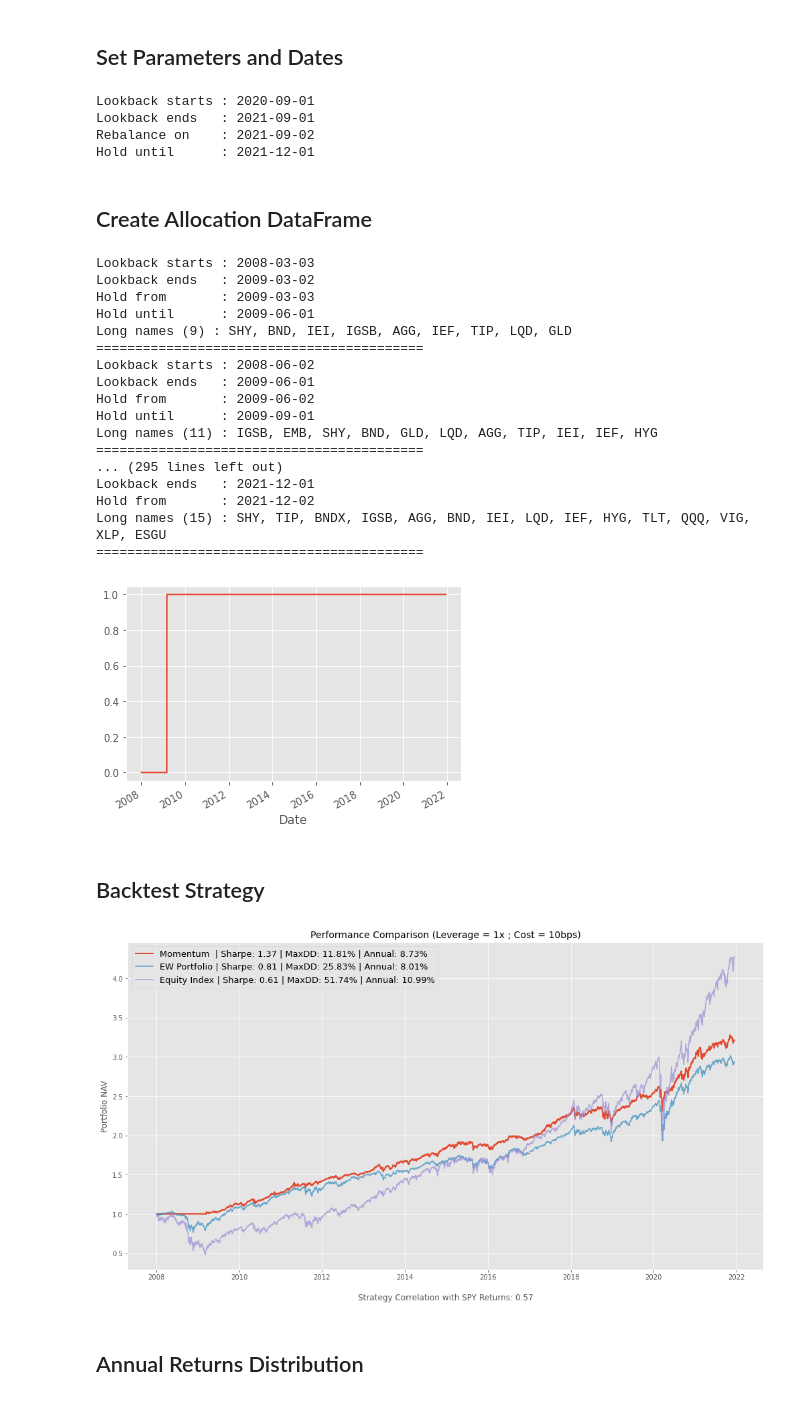
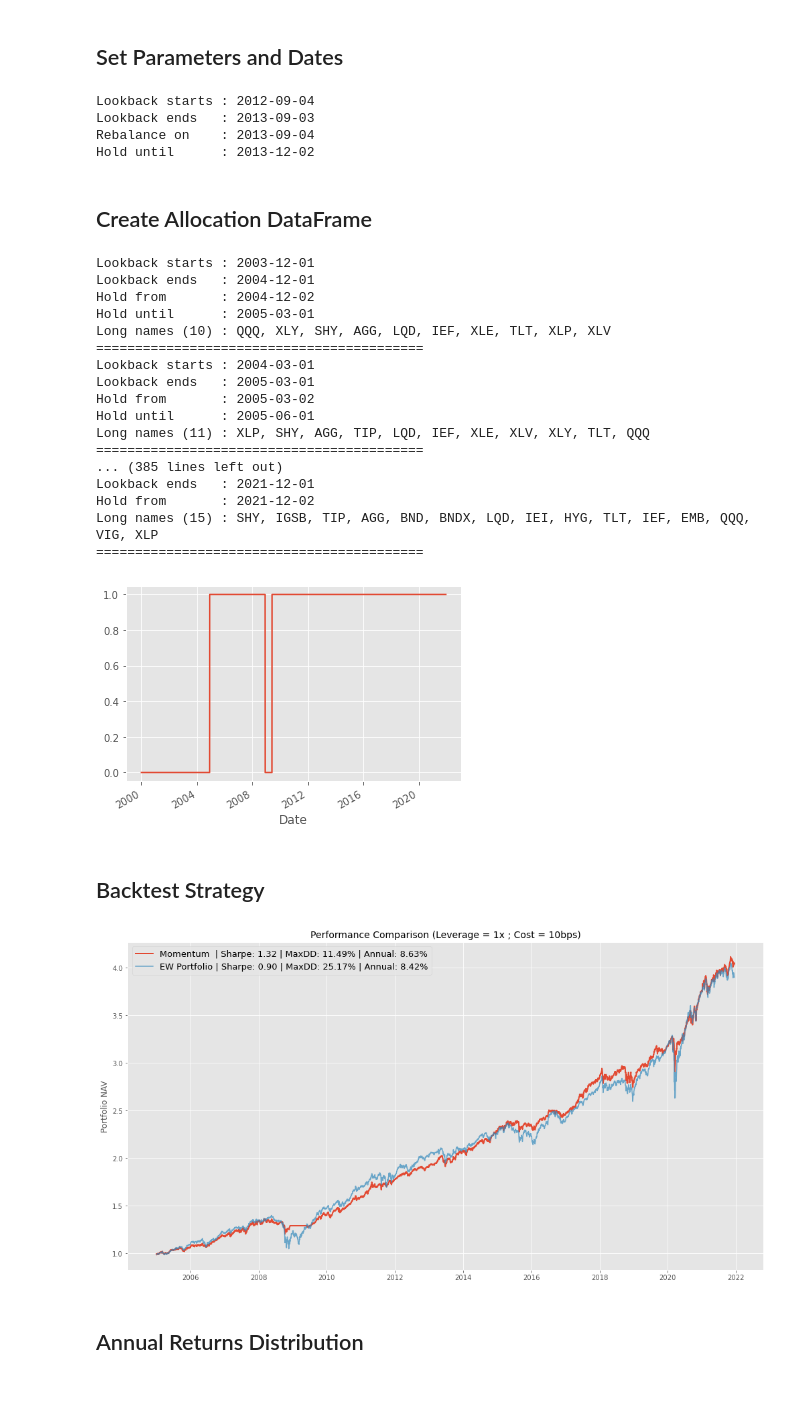
Before and after one commit to samueljuanp/investment_analysis, a Jupyter notebook: strategies/macro_momentum.ipynb, the cells around one changed output. Saved outputs shown, nothing was run; the diff lists cells and outputs as text; code cells hidden in the pictures.

```diff
--- a/strategies/macro_momentum.ipynb
+++ b/strategies/macro_momentum.ipynb
@@ -19,7 +19,7 @@ import datetime as dt
 ## Retrieve Data
 # %%
 # define tickers
-equities = 'SPY QQQ DIA XLY XLV XLP MCHI VWO VIG ARKK ESGU MTUM'.split()
+equities = 'QQQ XLY XLV XLP MCHI VWO VIG ARKK ESGU MTUM'.split()
 bonds = 'AGG BND BNDX EMB HYG IEF IEI IGSB LQD SHY TIP TLT'.split()
 reits = 'VNQ VNQI'.split()
 commods = 'GLD SLV XLE'.split()
@@ -58,12 +40,12 @@ plt.show()
 # strategy parameters
 lookback = 12
 hold = 3
-seasonality = 2
+seasonality = None
 post_exdate = 1
 
 threshold = 0.90
 max_assets = 15
-min_assets = 8
+min_assets = 10
 
 # resample dates to monthly timeframe
 critical = data.resample('BMS').mean().index
@@ -85,16 +67,16 @@ hold_until = [date+BDay(post_exdate)-BDay(1) for date in critical[lookback+hold:
 end = [date-BDay(1) for date in rebalance_on]
 
 # check sample of lookback and allocation period
-i = 50
+i = 51
 print(f"Lookback starts : {start[i].date()}")
 print(f"Lookback ends   : {end[i].date()}")
 print(f"Rebalance on    : {rebalance_on[i].date()}")
 print(f"Hold until      : {hold_until[i].date()}")
 # %% [output]
-Lookback starts : 2020-09-01
-Lookback ends   : 2021-09-01
-Rebalance on    : 2021-09-02
-Hold until      : 2021-12-01
+Lookback starts : 2012-09-04
+Lookback ends   : 2013-09-03
+Rebalance on    : 2013-09-04
+Hold until      : 2013-12-02
 # %% [markdown]
 ## Create Allocation DataFrame
 # %%
@@ -114,10 +96,6 @@ for i in range(len(rebalance_on)):
 
     # slice lookback window and drop incomplete dataset
     df = data.loc[start_look:end_look].dropna(axis=1, how='any')
-
-    # exclude SPY
-    try: df.drop('SPY', axis=1, inplace=True)
-    except: pass
 
     # capture maximum and last price during lookback period
     max_price = df.max()
@@ -143,27 +121,27 @@ for i in range(len(rebalance_on)):
         # allocate capital equally
         allocation.loc[rebal_on:hold_till, long_names] = 1 / len(long_names)
 # %% [output]
-Lookback starts : 2008-03-03
-Lookback ends   : 2009-03-02
-Hold from       : 2009-03-03
-Hold until      : 2009-06-01
-Long names (9) : SHY, BND, IEI, IGSB, AGG, IEF, TIP, LQD, GLD
+Lookback starts : 2003-12-01
+Lookback ends   : 2004-12-01
+Hold from       : 2004-12-02
+Hold until      : 2005-03-01
+Long names (10) : QQQ, XLY, SHY, AGG, LQD, IEF, XLE, TLT, XLP, XLV
 ==========================================
-Lookback starts : 2008-06-02
-Lookback ends   : 2009-06-01
-Hold from       : 2009-06-02
-Hold until      : 2009-09-01
-Long names (11) : IGSB, EMB, SHY, BND, GLD, LQD, AGG, TIP, IEI, IEF, HYG
+Lookback starts : 2004-03-01
+Lookback ends   : 2005-03-01
+Hold from       : 2005-03-02
+Hold until      : 2005-06-01
+Long names (11) : XLP, SHY, AGG, TIP, LQD, IEF, XLE, XLV, XLY, TLT, QQQ
 ==========================================
-... (295 lines left out)
+... (385 lines left out)
 Lookback ends   : 2021-12-01
 Hold from       : 2021-12-02
-Long names (15) : SHY, TIP, BNDX, IGSB, AGG, BND, IEI, LQD, IEF, HYG, TLT, QQQ, VIG, XLP, ESGU
+Long names (15) : SHY, IGSB, TIP, AGG, BND, BNDX, LQD, IEI, HYG, TLT, IEF, EMB, QQQ, VIG, XLP
 ==========================================
 # %%
 allocation.sum(axis=1).plot(); plt.show() # long-only
 # %% [output]
-[figure, old version]
+[figure, new version]
 # %% [markdown]
 ## Backtest Strategy
 # %%
@@ -175,7 +153,6 @@ end_test = None
 
 # calculate daily portfolio return
 strat = (data.pct_change() * allocation.shift(2) * leverage).sum(axis=1).loc[start_test:end_test]
-bench = data.loc[start_test:end_test,'SPY'].pct_change()
 equal = data.loc[start_test:end_test].pct_change().mean(axis=1)
 
 # deduct transaction cost
@@ -186,36 +163,34 @@ strat = strat - (turnover * cost).sum(axis=1)
 # functionalize Sharpe ratio
 def sharpe(daily_return):
     return daily_return.mean() / daily_return.std() * np.sqrt(250)
 
 # functionalize maximum drawdown
 def max_dd(daily_return):
     roll_max = (daily_return + 1).cumprod().expanding().max()
     daily_dd = (daily_return + 1).cumprod() / roll_max.values - 1.0
     max_dd = daily_dd.abs().max() * 100
     return max_dd
 
 # functionalize annualized return
 def annualized_return(daily_return):
     cum_return = (daily_return + 1).cumprod().dropna()
     ann_return = (cum_return.iloc[-1] / cum_return.iloc[0]) ** (1 / len(cum_return) * 252) - 1
     ann_return = ann_return * 100
     return ann_return
 
 # plot PnL
 plt.figure(figsize=(17,9))
 plt.plot((strat + 1).cumprod(), label=f"Momentum  | Sharpe: {sharpe(strat):.2f} | MaxDD: {max_dd(strat):.2f}% | Annual: {annualized_return(strat):.2f}%", lw=2)
 plt.plot((equal + 1).cumprod(), label=f"EW Portfolio | Sharpe: {sharpe(equal):.2f} | MaxDD: {max_dd(equal):.2f}% | Annual: {annualized_return(equal):.2f}%", alpha=0.7)
-plt.plot((bench + 1).cumprod(), label=f"Equity Index | Sharpe: {sharpe(bench):.2f} | MaxDD: {max_dd(bench):.2f}% | Annual: {annualized_return(bench):.2f}%", alpha=0.7)
 plt.title(f'Performance Comparison (Leverage = {leverage}x ; Cost = {tc}bps)', fontsize=14)
-plt.xlabel(f"\nStrategy Correlation with SPY Returns: {strat.corr(data['SPY'].pct_change()):.2f}", fontsize=12)
 plt.ylabel('Portfolio NAV', fontsize=12)
 plt.legend(fontsize=13)
 plt.show()
 
 # save return to csv file
 strat.to_csv('macro_momentum_return.csv')
 # %% [output]
-[figure, old version]
+[figure, new version]
 # %% [markdown]
 ## Annual Returns Distribution
 # %%
```
Also changed, not shown: parts of 9 cells of this notebook, 1 other file.
